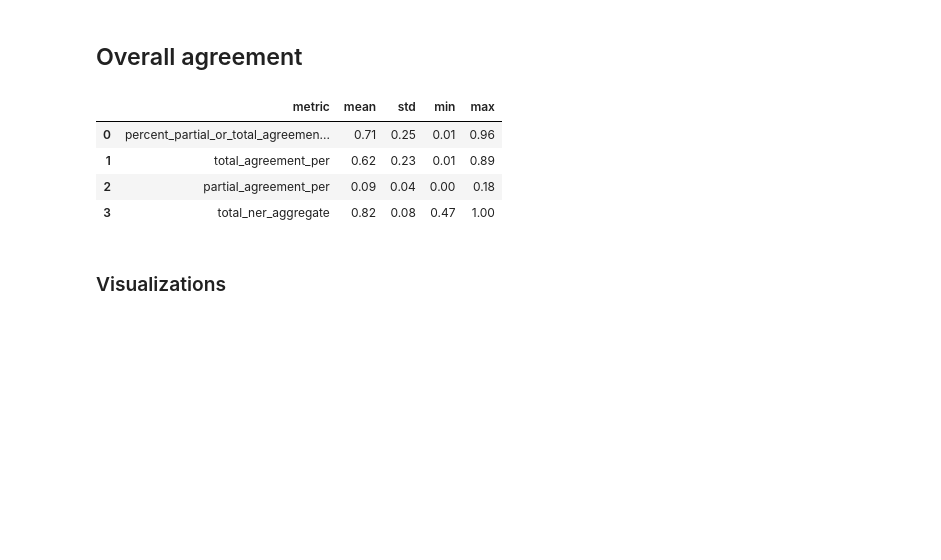
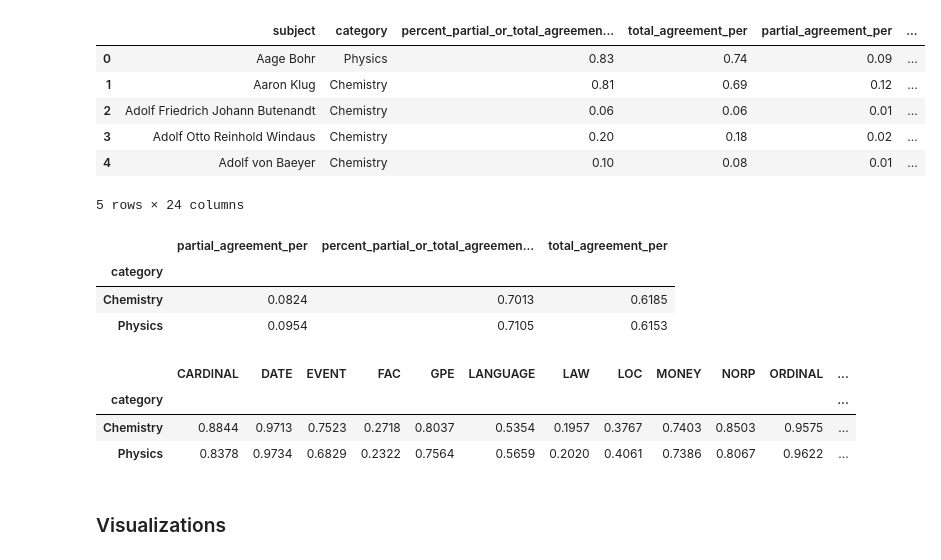
Before and after one commit to alberto-lorente/stir-fried-data, a Jupyter notebook: Part 2 - SpaCy and Stanza performance for NER/2.2 NER - analysis by entity type/NER_Results_Analysis.ipynb, the cells around one changed output. Saved outputs shown, nothing was run; the diff lists cells and outputs as text; code cells hidden in the pictures; blank space fills up the shorter version.

```diff
--- a/Part 2 - SpaCy and Stanza performance for NER/2.2 NER - analysis by entity type/NER_Results_Analysis.ipynb
+++ b/Part 2 - SpaCy and Stanza performance for NER/2.2 NER - analysis by entity type/NER_Results_Analysis.ipynb
@@ -35,24 +35,0 @@ import numpy as np
-# %%
-# getting aggregate results for the ner entities as well
-agg_results = []
-for col in list(df_results.columns):
-    #filter
-    filter = df_results[df_results[col] != "Not applicable"]
-    data = filter[col].astype(float) #change dtype to float
-    mean = round(np.mean(data), 2)
-    std = round(np.std(data), 2)
-    min = round(np.min(data), 2)
-    max = round(np.max(data), 2)
-
-    # print(f"METRICS FOR :{col}")
-    # print(f"Mean:{mean}")
-    # print(f"Std:{std}")
-    # print(f"Min:{min}")
-    # print(f"Max:{max}")
-
-    dict_data = {"metric":col,
-                 "mean": mean,
-                 "std": std,
-                 "min": min,
-                 "max": max}
-    agg_results.append(dict_data)
@@ -63,3 +38,5 @@ df_agg = pd.DataFrame(agg_results)
+# %%
+df_results.replace("Not applicable", None, inplace=True)
 # %%
 import spacy
 nlp = spacy.load("en_core_web_sm")
@@ -88,2 +43,0 @@ df_agg[["metric", "mean", "std"]].sort_values("mean", ascending=False)
-# %% [markdown]
-## Overall agreement
@@ -92,11 +44,40 @@ df_agg_overall = df_agg[~df_agg["metric"].isin(tags)]
+# %%
+# for each tag, compute the mean of the series without taking into account the null
+means = {col: round((np.mean(df_results[df_results[col].notnull()][col].astype(float))), 2) for col in tags}
+# %%
+# using the dictionary of means per column to replace null values
+for col in tags:
+    df_results[col].fillna(means[col], inplace=True)
 # %%
-df_agg_overall.head()
+df_results.head()
 # %% [output]
-|  | metric | mean | std | min | max |
-| 0 | percent_partial_or_total_agreemen... | 0.71 | 0.25 | 0.01 | 0.96 |
-| 1 | total_agreement_per | 0.62 | 0.23 | 0.01 | 0.89 |
-| 2 | partial_agreement_per | 0.09 | 0.04 | 0.00 | 0.18 |
-| 3 | total_ner_aggregate | 0.82 | 0.08 | 0.47 | 1.00 |
+|  | subject | category | percent_partial_or_total_agreemen... | total_agreement_per | partial_agreement_per | ... |
+| 0 | Aage Bohr | Physics | 0.83 | 0.74 | 0.09 | ... |
+| 1 | Aaron Klug | Chemistry | 0.81 | 0.69 | 0.12 | ... |
+| 2 | Adolf Friedrich Johann Butenandt | Chemistry | 0.06 | 0.06 | 0.01 | ... |
+| 3 | Adolf Otto Reinhold Windaus | Chemistry | 0.20 | 0.18 | 0.02 | ... |
+| 4 | Adolf von Baeyer | Chemistry | 0.10 | 0.08 | 0.01 | ... |
+5 rows × 24 columns
+# %%
+text_agreement_by_cat = df_results.pivot_table(index="category", values=["percent_partial_or_total_agreement_span",	"total_agreement_per",	"partial_agreement_per"])
+# we can observe a slightly higher rate of agreement in the Chemistry category
+text_agreement_by_cat
+# %% [output]
+|  | partial_agreement_per | percent_partial_or_total_agreemen... | total_agreement_per |
+| category |  |  |  |
+| Chemistry | 0.0824 | 0.7013 | 0.6185 |
+| Physics | 0.0954 | 0.7105 | 0.6153 |
+# %%
+df_results[tags] = df_results[tags].astype(float)
+agreement_by_cat_per_label = df_results.pivot_table(index="category", values=tags + ["total_ner_aggregate"])
+# looking at the agreement per entity label, there does not seem to be a big difference between both categories either,
+# they perform on a similar level for the vast majority of them
+agreement_by_cat_per_label
+# %% [output]
+|  | CARDINAL | DATE | EVENT | FAC | GPE | LANGUAGE | LAW | LOC | MONEY | NORP | ORDINAL | ... |
+| category |  |  |  |  |  |  |  |  |  |  |  | ... |
+| Chemistry | 0.8844 | 0.9713 | 0.7523 | 0.2718 | 0.8037 | 0.5354 | 0.1957 | 0.3767 | 0.7403 | 0.8503 | 0.9575 | ... |
+| Physics | 0.8378 | 0.9734 | 0.6829 | 0.2322 | 0.7564 | 0.5659 | 0.2020 | 0.4061 | 0.7386 | 0.8067 | 0.9622 | ... |
 # %% [markdown]
 ### Visualizations
 # %%
```
Also changed, not shown: parts of 28 cells of this notebook.
